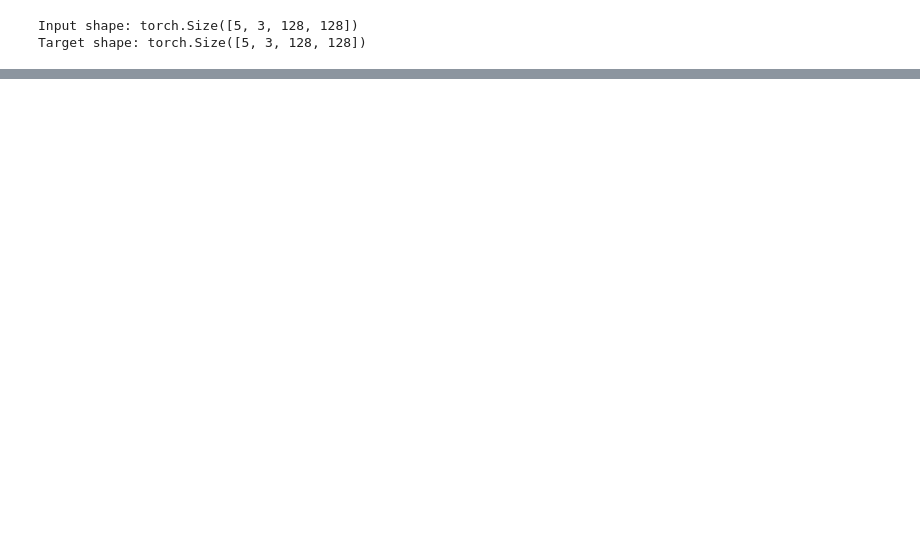
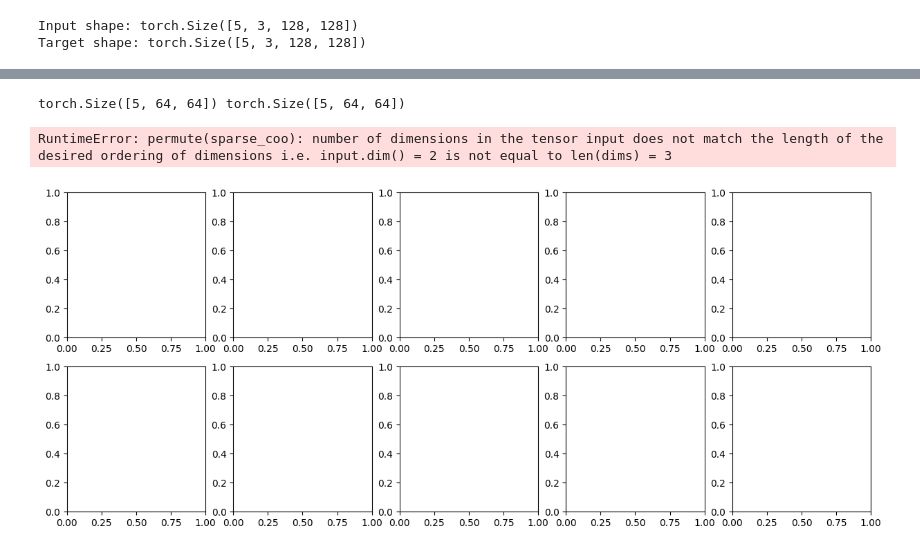
Before and after one commit to vladimashev/object-repr-video-prediction, a Jupyter notebook: test.ipynb, the cells around one changed output, grey strips where cells are left out. Drawn from its saved outputs; the diff is of its cells as text; code cells hidden in the pictures; blank space fills up the shorter version.

```diff
--- a/test.ipynb
+++ b/test.ipynb
@@ -140,0 +244,27 @@ plt.show()
+# %%
+# взять один пример
+input_frames, target_frames = dataset[4]
+
+n_input = input_frames.shape[0]
+n_target = target_frames.shape[0]
+n_total = max(n_input, n_target)
+
+fig, axs = plt.subplots(2, n_total, figsize=(3 * n_total, 6))
+
+for i in range(n_total):
+    if i < n_input:
+        axs[0, i].imshow(input_frames[i].permute(1, 2, 0).numpy())
+        axs[0, i].set_title(f"Input Frame {i}")
+    axs[0, i].axis("off")
+
+    if i < n_target:
+        axs[1, i].imshow(target_frames[i].permute(1, 2, 0).numpy())
+        axs[1, i].set_title(f"Target Frame {i}")
+    axs[1, i].axis("off")
+
+plt.tight_layout()
+plt.show()
+# %% [output]
+torch.Size([5, 64, 64]) torch.Size([5, 64, 64])
+RuntimeError: permute(sparse_coo): number of dimensions in the tensor input does not match the length of the desired ordering of dimensions i.e. input.dim() = 2 is not equal to len(dims) = 3
+[figure, added]
```
Also changed, not shown: parts of 8 cells of this notebook, 1 other file.
